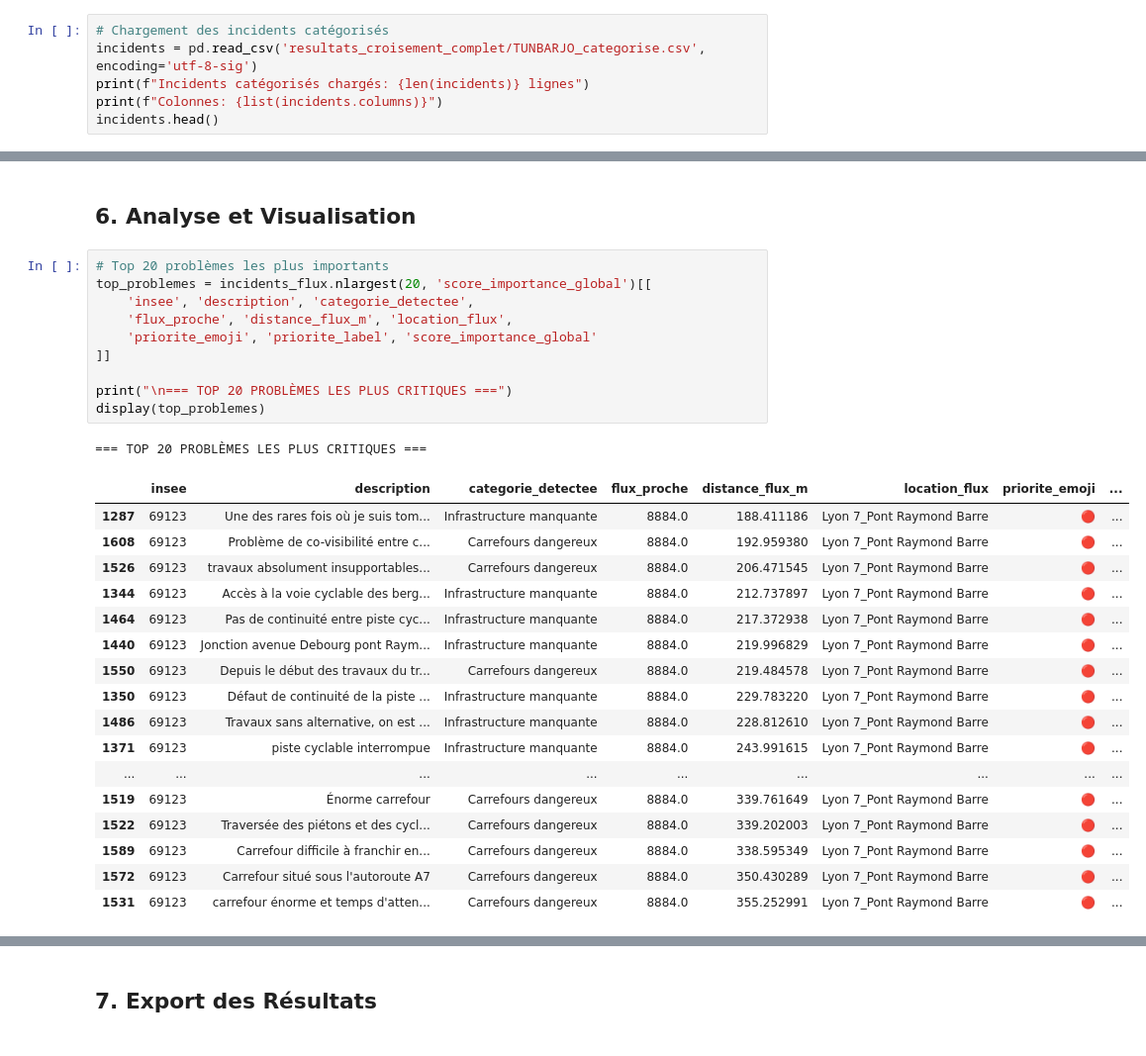
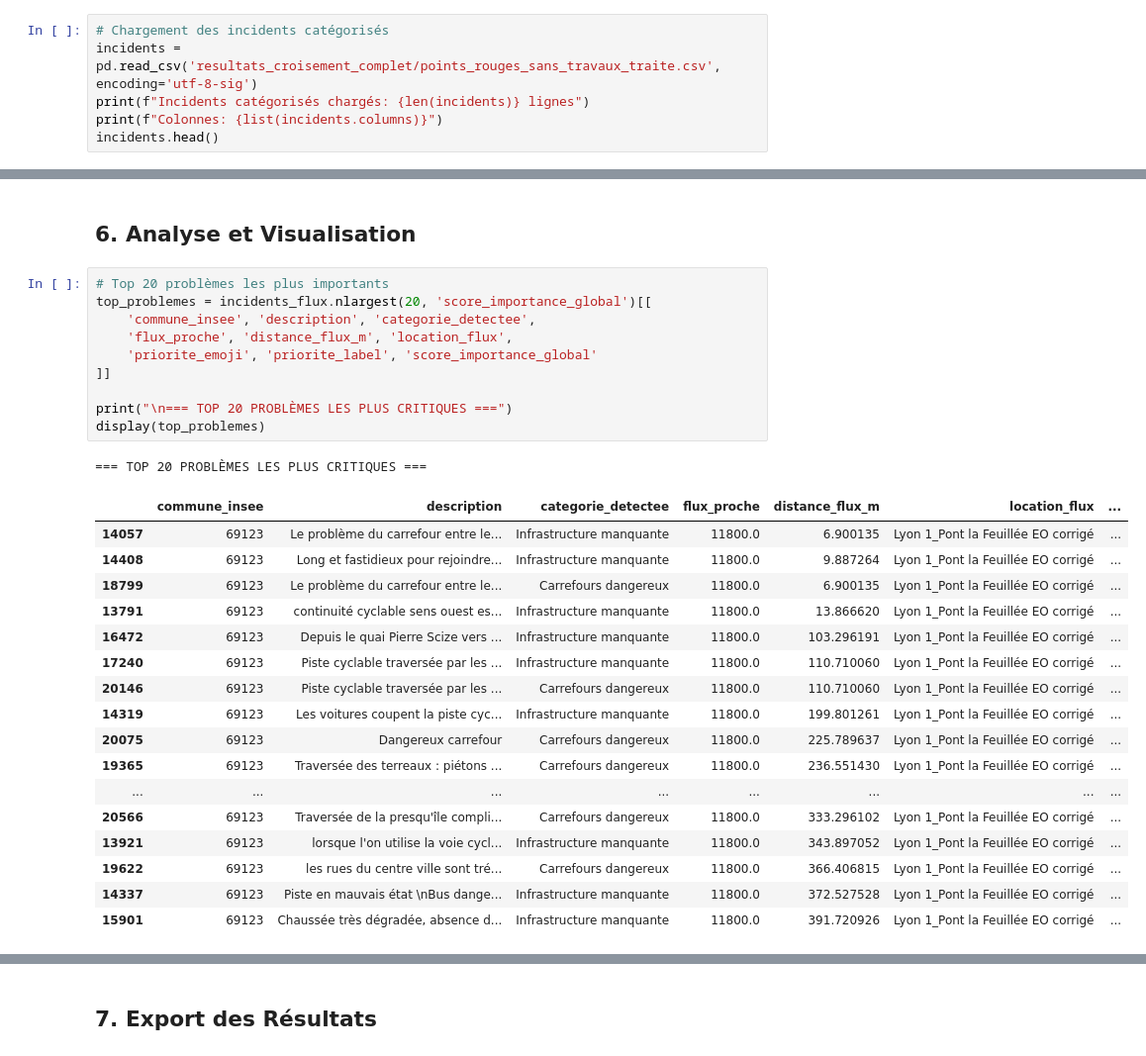
Before and after one commit to Lilian2588/datathon, a Jupyter notebook: main.ipynb, the cells around one changed output, grey strips where cells are left out. Shown at 99% size. Drawn from its saved outputs; the diff is of its cells as text.

```diff
--- a/main.ipynb
+++ b/main.ipynb
@@ -352,7 +351,7 @@ else:
 - Problème avec **flux faible** = Priorité BASSE
 # %%
 # Chargement des incidents catégorisés
-incidents = pd.read_csv('resultats_croisement_complet/TUNBARJO_categorise.csv', encoding='utf-8-sig')
+incidents = pd.read_csv('resultats_croisement_complet/points_rouges_sans_travaux_traite.csv', encoding='utf-8-sig')
 print(f"Incidents catégorisés chargés: {len(incidents)} lignes")
 print(f"Colonnes: {list(incidents.columns)}")
 incidents.head()
@@ -667,32 +667,32 @@ Score moyen: 49.95
 # %%
 # Top 20 problèmes les plus importants
 top_problemes = incidents_flux.nlargest(20, 'score_importance_global')[[
-    'insee', 'description', 'categorie_detectee',
+    'commune_insee', 'description', 'categorie_detectee',
     'flux_proche', 'distance_flux_m', 'location_flux',
     'priorite_emoji', 'priorite_label', 'score_importance_global'
 ]]
 
 print("\n=== TOP 20 PROBLÈMES LES PLUS CRITIQUES ===")
 display(top_problemes)
 # %% [output]
 === TOP 20 PROBLÈMES LES PLUS CRITIQUES ===
-|  | insee | description | categorie_detectee | flux_proche | distance_flux_m | location_flux | priorite_emoji | ... |
-| 1287 | 69123 | Une des rares fois où je suis tom... | Infrastructure manquante | 8884.0 | 188.411186 | Lyon 7_Pont Raymond Barre | 🔴 | ... |
-| 1608 | 69123 | Problème de co-visibilité entre c... | Carrefours dangereux | 8884.0 | 192.959380 | Lyon 7_Pont Raymond Barre | 🔴 | ... |
-| 1526 | 69123 | travaux absolument insupportables... | Carrefours dangereux | 8884.0 | 206.471545 | Lyon 7_Pont Raymond Barre | 🔴 | ... |
-| 1344 | 69123 | Accès à la voie cyclable des berg... | Infrastructure manquante | 8884.0 | 212.737897 | Lyon 7_Pont Raymond Barre | 🔴 | ... |
-| 1464 | 69123 | Pas de continuité entre piste cyc... | Infrastructure manquante | 8884.0 | 217.372938 | Lyon 7_Pont Raymond Barre | 🔴 | ... |
-| 1440 | 69123 | Jonction avenue Debourg pont Raym... | Infrastructure manquante | 8884.0 | 219.996829 | Lyon 7_Pont Raymond Barre | 🔴 | ... |
-| 1550 | 69123 | Depuis le début des travaux du tr... | Carrefours dangereux | 8884.0 | 219.484578 | Lyon 7_Pont Raymond Barre | 🔴 | ... |
-| 1350 | 69123 | Défaut de continuité de la piste ... | Infrastructure manquante | 8884.0 | 229.783220 | Lyon 7_Pont Raymond Barre | 🔴 | ... |
-| 1486 | 69123 | Travaux sans alternative, on est ... | Infrastructure manquante | 8884.0 | 228.812610 | Lyon 7_Pont Raymond Barre | 🔴 | ... |
-| 1371 | 69123 | piste cyclable interrompue | Infrastructure manquante | 8884.0 | 243.991615 | Lyon 7_Pont Raymond Barre | 🔴 | ... |
-| ... | ... | ... | ... | ... | ... | ... | ... | ... |
-| 1519 | 69123 | Énorme carrefour | Carrefours dangereux | 8884.0 | 339.761649 | Lyon 7_Pont Raymond Barre | 🔴 | ... |
-| 1522 | 69123 | Traversée des piétons et des cycl... | Carrefours dangereux | 8884.0 | 339.202003 | Lyon 7_Pont Raymond Barre | 🔴 | ... |
-| 1589 | 69123 | Carrefour difficile à franchir en... | Carrefours dangereux | 8884.0 | 338.595349 | Lyon 7_Pont Raymond Barre | 🔴 | ... |
-| 1572 | 69123 | Carrefour situé sous l'autoroute A7 | Carrefours dangereux | 8884.0 | 350.430289 | Lyon 7_Pont Raymond Barre | 🔴 | ... |
-| 1531 | 69123 | carrefour énorme et temps d'atten... | Carrefours dangereux | 8884.0 | 355.252991 | Lyon 7_Pont Raymond Barre | 🔴 | ... |
+|  | commune_insee | description | categorie_detectee | flux_proche | distance_flux_m | location_flux | ... |
+| 14057 | 69123 | Le problème du carrefour entre le... | Infrastructure manquante | 11800.0 | 6.900135 | Lyon 1_Pont la Feuillée EO corrigé | ... |
+| 14408 | 69123 | Long et fastidieux pour rejoindre... | Infrastructure manquante | 11800.0 | 9.887264 | Lyon 1_Pont la Feuillée EO corrigé | ... |
+| 18799 | 69123 | Le problème du carrefour entre le... | Carrefours dangereux | 11800.0 | 6.900135 | Lyon 1_Pont la Feuillée EO corrigé | ... |
+| 13791 | 69123 | continuité cyclable sens ouest es... | Infrastructure manquante | 11800.0 | 13.866620 | Lyon 1_Pont la Feuillée EO corrigé | ... |
+| 16472 | 69123 | Depuis le quai Pierre Scize vers ... | Infrastructure manquante | 11800.0 | 103.296191 | Lyon 1_Pont la Feuillée EO corrigé | ... |
+| 17240 | 69123 | Piste cyclable traversée par les ... | Infrastructure manquante | 11800.0 | 110.710060 | Lyon 1_Pont la Feuillée EO corrigé | ... |
+| 20146 | 69123 | Piste cyclable traversée par les ... | Carrefours dangereux | 11800.0 | 110.710060 | Lyon 1_Pont la Feuillée EO corrigé | ... |
+| 14319 | 69123 | Les voitures coupent la piste cyc... | Infrastructure manquante | 11800.0 | 199.801261 | Lyon 1_Pont la Feuillée EO corrigé | ... |
+| 20075 | 69123 | Dangereux carrefour | Carrefours dangereux | 11800.0 | 225.789637 | Lyon 1_Pont la Feuillée EO corrigé | ... |
+| 19365 | 69123 | Traversée des terreaux : piétons ... | Carrefours dangereux | 11800.0 | 236.551430 | Lyon 1_Pont la Feuillée EO corrigé | ... |
+| ... | ... | ... | ... | ... | ... | ... | ... |
+| 20566 | 69123 | Traversée de la presqu'île compli... | Carrefours dangereux | 11800.0 | 333.296102 | Lyon 1_Pont la Feuillée EO corrigé | ... |
+| 13921 | 69123 | lorsque l'on utilise la voie cycl... | Infrastructure manquante | 11800.0 | 343.897052 | Lyon 1_Pont la Feuillée EO corrigé | ... |
+| 19622 | 69123 | les rues du centre ville sont tré... | Carrefours dangereux | 11800.0 | 366.406815 | Lyon 1_Pont la Feuillée EO corrigé | ... |
+| 14337 | 69123 | Piste en mauvais état \nBus dange... | Infrastructure manquante | 11800.0 | 372.527528 | Lyon 1_Pont la Feuillée EO corrigé | ... |
+| 15901 | 69123 | Chaussée très dégradée, absence d... | Infrastructure manquante | 11800.0 | 391.720926 | Lyon 1_Pont la Feuillée EO corrigé | ... |
 # %%
 # Statistiques par catégorie de problème
 stats_categorie = incidents_flux.groupby('categorie_detectee').agg({
```
Also changed, not shown: parts of 9 cells of this notebook, 3 other files.
